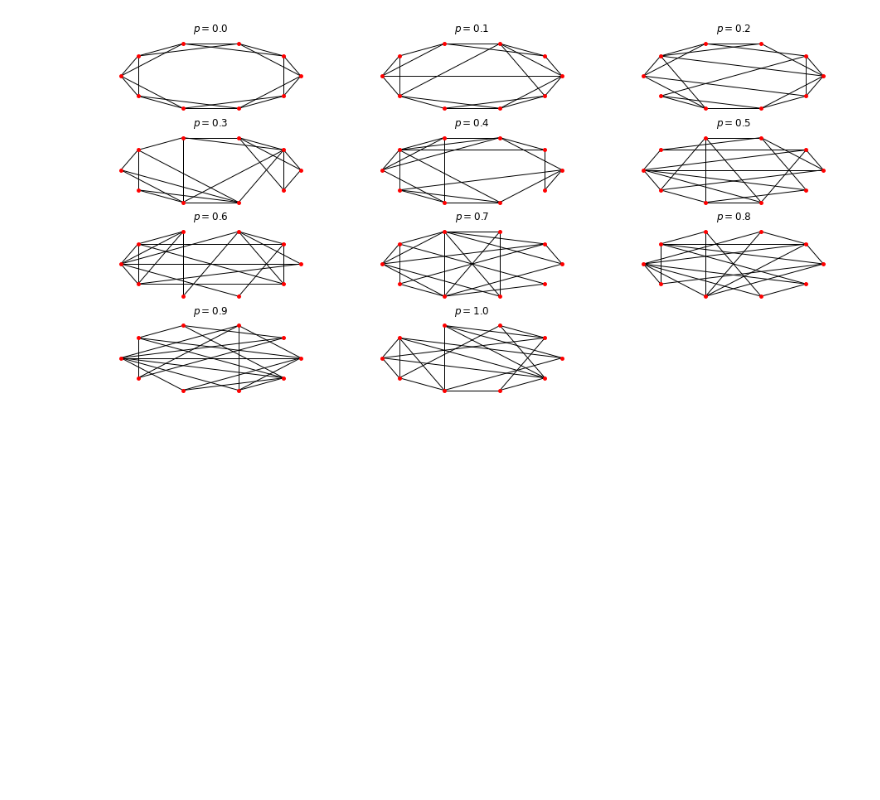
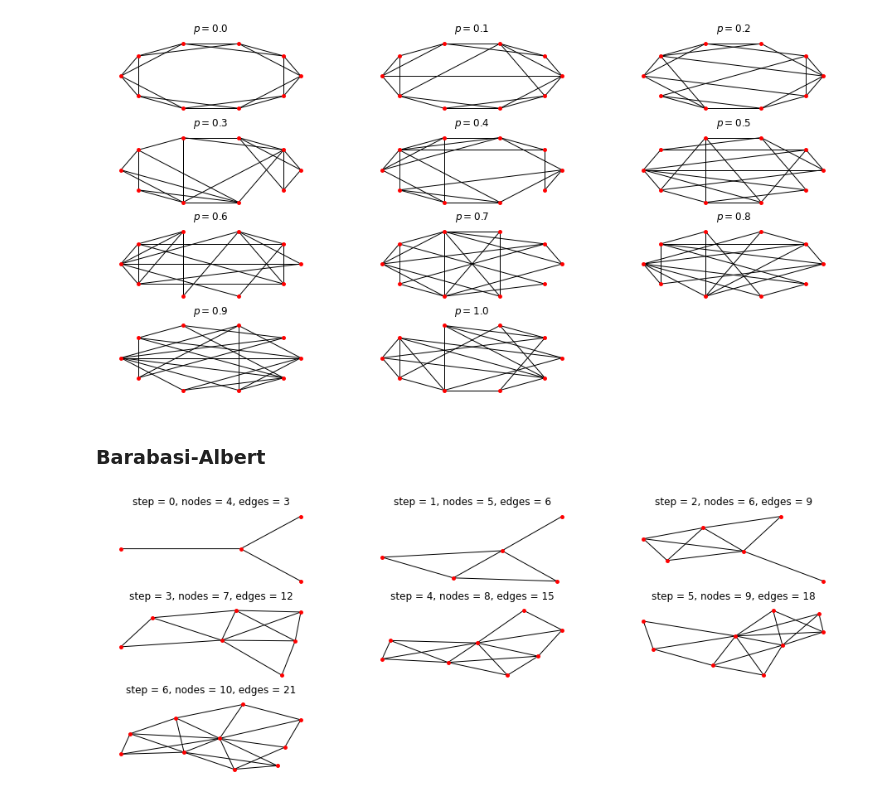
Before and after one commit to adamaj99pwr/Diffusion-processes, a Jupyter notebook: lab3/lab3.ipynb, the cells around one changed output. Drawn from its saved outputs; the diff is of its cells as text; code cells hidden in the pictures; blank space fills up the shorter version.

```diff
--- a/lab3/lab3.ipynb
+++ b/lab3/lab3.ipynb
@@ -76,7 +99,9 @@ plt.figure(figsize=(16,8))
 for i in range(len(ps)):
     plt.subplot(4, 3, i+1)
     g = watts_strogatz(10, ps[i], 4)
-    plt.title(f"$p = {ps[i]}$")
+    plt.title(f"p = {ps[i]}")
     nx.draw_circular(g, node_size=15, node_color='red')
 # %% [output]
 [figure]
+# %% [markdown]
+### Barabasi-Albert
@@ -82,0 +160,17 @@ for i in range(len(ps)):
+# %%
+ba = barabasi_albert(10, 4, 3, save_history=True)
+
+ba_hist = ba[1]
+plot_num = len(ba_hist)
+
+plt.figure(figsize=(16,8))
+for i in range(plot_num):
+    g = nx.Graph()
+    g.add_edges_from(ba_hist[i])
+    nodes = len(g.nodes())
+    edges = len(g.edges())
+    plt.subplot(4, 3, i+1)
+    plt.title(f"step = {i}, nodes = {nodes}, edges = {edges}")
+    nx.draw(g, node_size=15, node_color='red')
+# %% [output]
+[figure, added]
```
Also changed, not shown: parts of 8 cells of this notebook.
